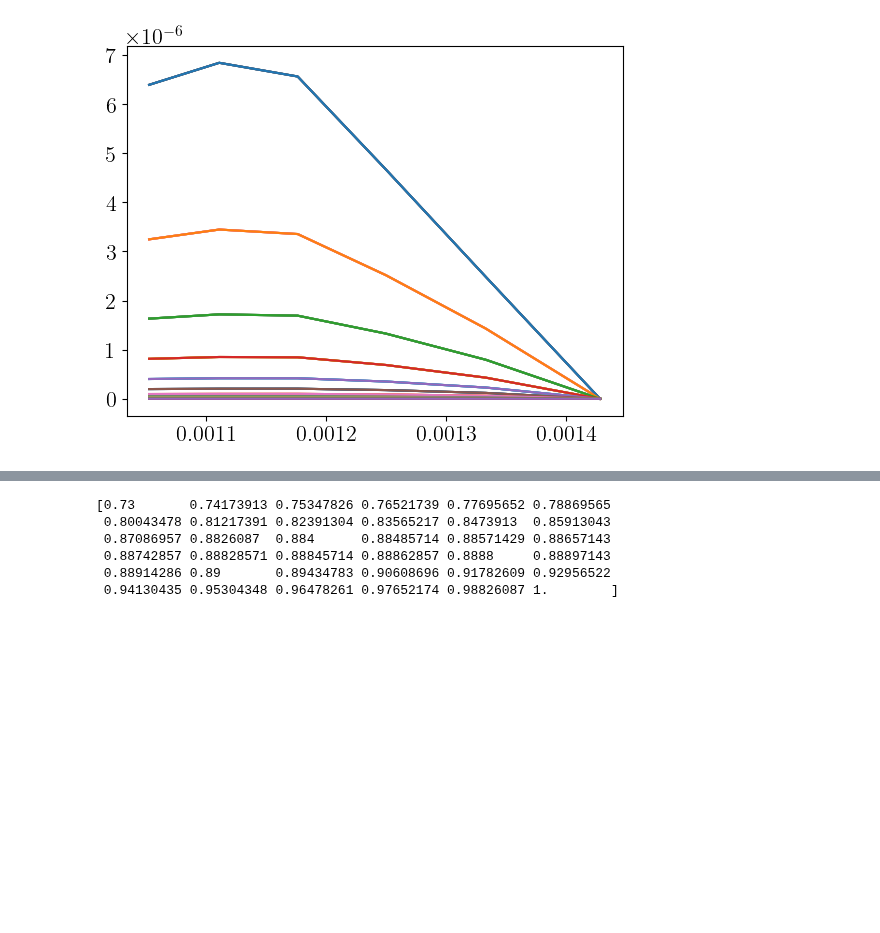
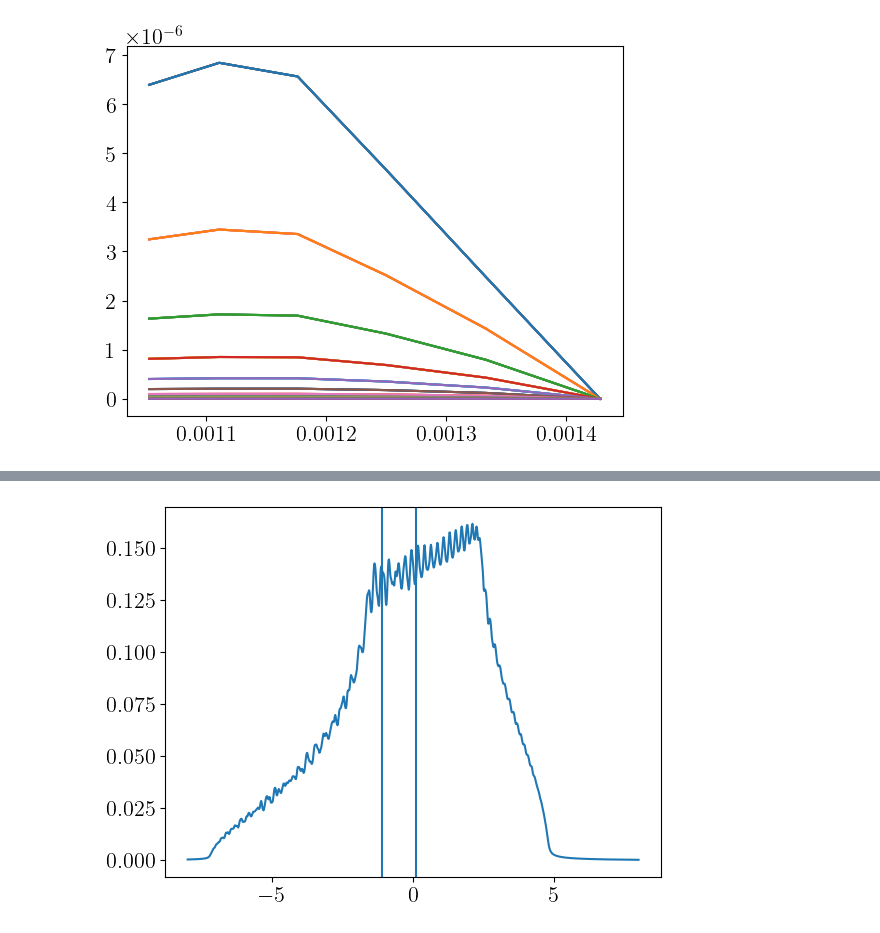
Before and after one commit to cctort/quantum_criticality, a Jupyter notebook: chi_rpa.ipynb, the cells around one changed output, grey strips where cells are left out. Drawn from its saved outputs; the diff is of its cells as text; code cells hidden in the pictures; blank space fills up the shorter version.

```diff
--- a/chi_rpa.ipynb
+++ b/chi_rpa.ipynb
@@ -376,20 +374,16 @@ plt.show()
 # %%
-coarse = np.linspace(0.73, 1., 24)
-fine = np.linspace(0.884, 0.89, 8)
-finer = np.linspace(fine[-4], fine[-3], 6)
-finer2 = np.linspace(coarse[12], coarse[13], 6)
+tp = 0.1
+lat = LATTICE(tp=tp)
+bz = BZ(lat, nk=50, ibz=False)
 
-coarse = coarse[(coarse < fine[0]) | (coarse > fine[-1])]
-#fine = fine[(fine < finer[0]) | (fine > finer[-1])]
-fine = fine[((fine < finer[0]) | (fine > finer[-1])) & ((fine < finer2[0]) | (fine > finer2[-1]))]
+E_vals = np.linspace(-8, 8, 1000)
+eta = 0.01
 
-n_list = np.sort(np.concatenate([coarse, fine, finer, finer2]))
+dos = (1.0 / np.pi) * np.mean(eta / ((E_vals[:, np.newaxis] - bz.e_k)**2 + eta**2), axis=1)
 
-print(n_list)
+plt.plot(E_vals, dos)
+plt.axvline(x=tp)
+plt.axvline(x=-1-tp)
+plt.show()
 # %% [output]
-[0.73       0.74173913 0.75347826 0.76521739 0.77695652 0.78869565
- 0.80043478 0.81217391 0.82391304 0.83565217 0.8473913  0.85913043
- 0.87086957 0.8826087  0.884      0.88485714 0.88571429 0.88657143
- 0.88742857 0.88828571 0.88845714 0.88862857 0.8888     0.88897143
- 0.88914286 0.89       0.89434783 0.90608696 0.91782609 0.92956522
- 0.94130435 0.95304348 0.96478261 0.97652174 0.98826087 1.        ]
+[figure, added]
```
Also changed, not shown: parts of 6 cells of this notebook, 7 other files.
